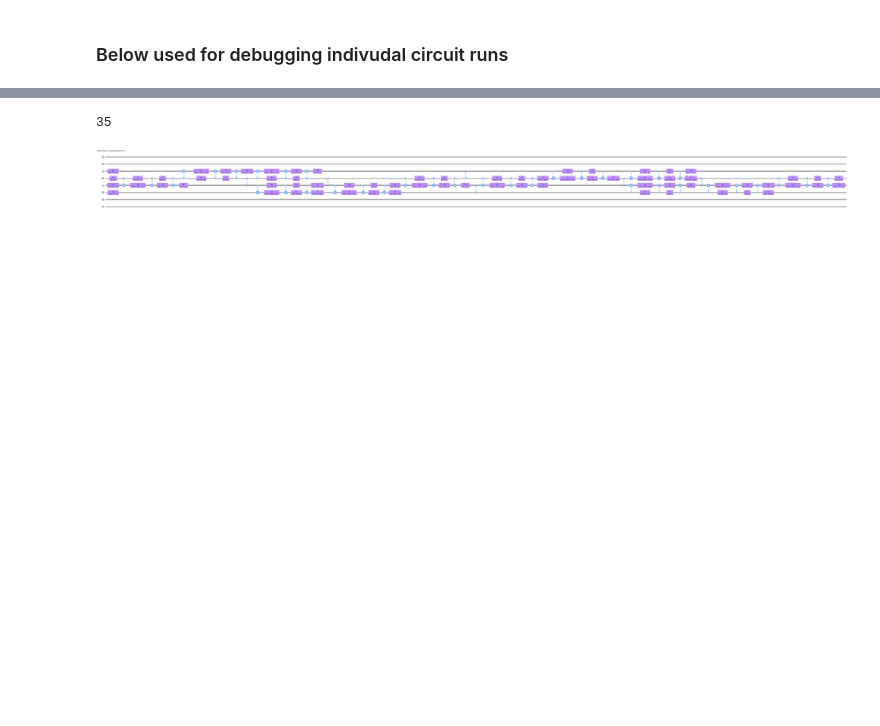
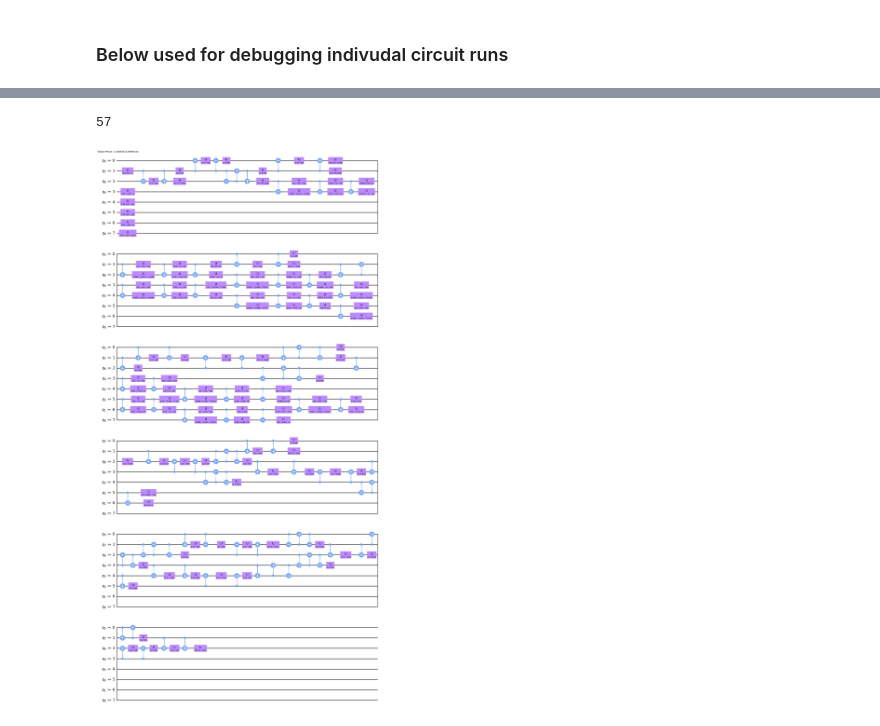
Before and after one commit to Pitt-JonesLab/mirror-gates, a Jupyter notebook: src/notebooks/debug_bench.ipynb, the cells around one changed output, grey strips where cells are left out. Cells and saved outputs as stored; diff of their text form; code cells hidden in the pictures; blank space fills up the shorter version.

```diff
--- a/src/notebooks/debug_bench.ipynb
+++ b/src/notebooks/debug_bench.ipynb
@@ -51,0 +64,6 @@ qc.decompose().draw("mpl", fold=-1)
+# %%
+# import qiskit's qft
+from qiskit.circuit.library import QFT
+
+qc = QFT(8)
+qc.decompose().draw("mpl", fold=-1)
@@ -77,19 +98,21 @@ display(mid.draw(output="mpl", fold=-1))  # , filename="qft_vs.svg")
 # %%
 # set original qc to use
 from qiskit import transpile
+from virtual_swap.pass_managers import QiskitLevel3
 
 # qc2 = transpile(qc, initial_layout=runner.pm.property_set["layout"], coupling_map=coupling_map)
-# qc2 = transpile(qc, coupling_map=coupling_map, optimization_level=3)
+# qc2 = transpile(qc, coupling_map=coupling_map, optimization_level=3)}
+
 for _ in range(1):
-    pm2 = SabreQiskit(coupling_map)  # , cx_basis=True)
+    pm2 = QiskitLevel3(coupling_map, cx_basis=True)
     qc2 = pm2.run(qc)
     mid = pm2.pm.property_set["circuit_progress"]
     print(pm2.pm.property_set["monodromy_depth"])
-display(mid.draw(output="mpl", fold=-1))  # , filename="qft_qiskit.svg")
-# display(transp.draw(output="mpl"))
+# display(mid.draw(output="mpl", fold=-1))  # , filename="qft_qiskit.svg")
+display(qc2.draw(output="mpl"))
 # %% [output]
-35
+57
-[figure, old version]
+[figure, new version]
 # %%
 # from qiskit.quantum_info import Operator
 # Operator(mid).equiv(qc2)
```
Also changed, not shown: parts of 5 cells of this notebook, 1 other file.
